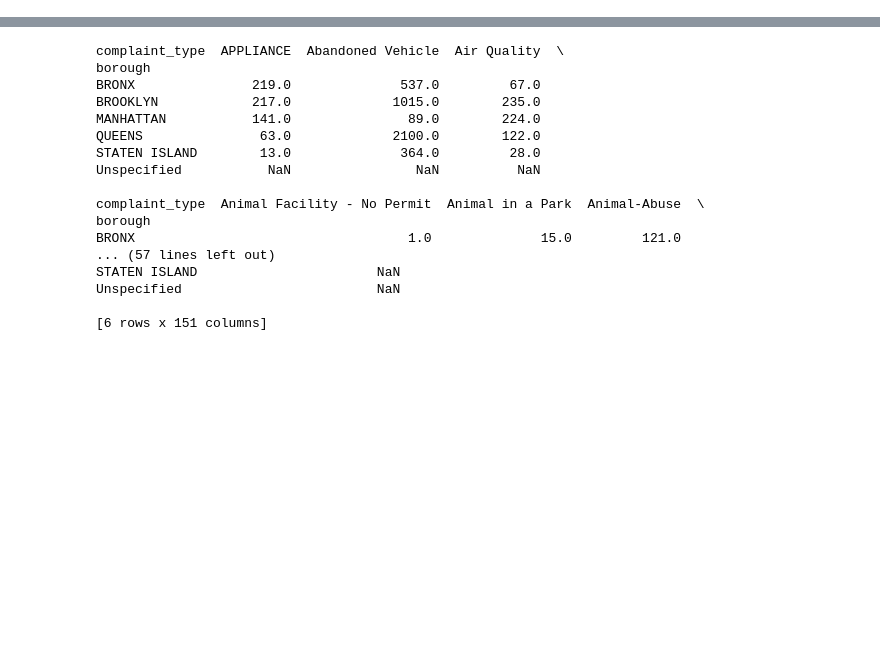
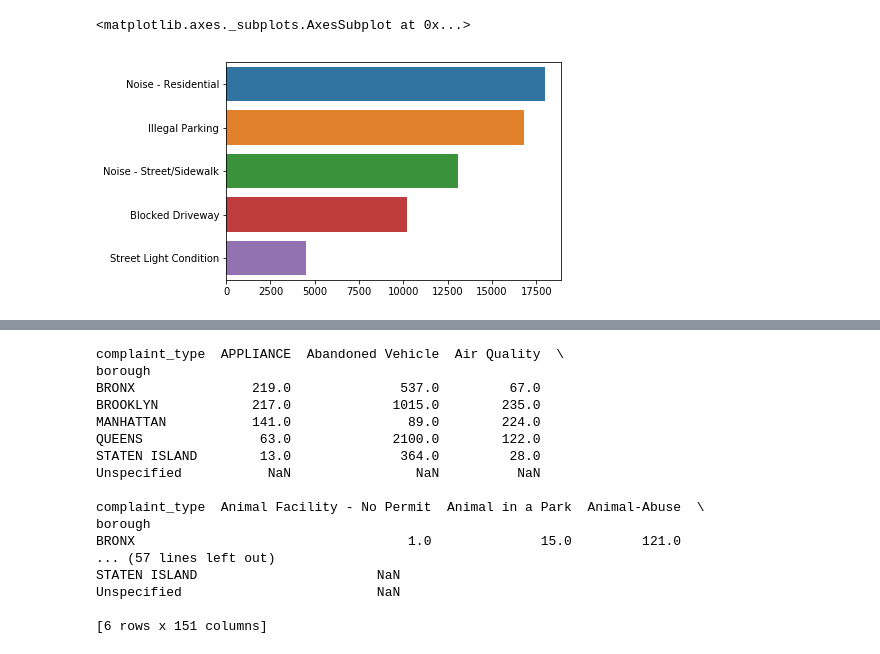
Before and after one commit to whohuhwhat/311_pt4, a Jupyter notebook: TS.ipynb, the cells around one changed output, grey strips where cells are left out. Cells and saved outputs as stored; diff of their text form; code cells hidden in the pictures; blank space fills up the shorter version.

```diff
--- a/TS.ipynb
+++ b/TS.ipynb
@@ -22,0 +24,8 @@ aug.head()
+# %%
+one_day = aug['complaint_type'][aug['days_elapsed']<=1].value_counts()
+one_day = one_day[:5,]
+# %%
+sns.barplot(one_day.values, one_day.index)
+# %% [output]
+<matplotlib.axes._subplots.AxesSubplot at 0x...>
+[figure, added]
```
Also changed, not shown: parts of 4 cells of this notebook.
